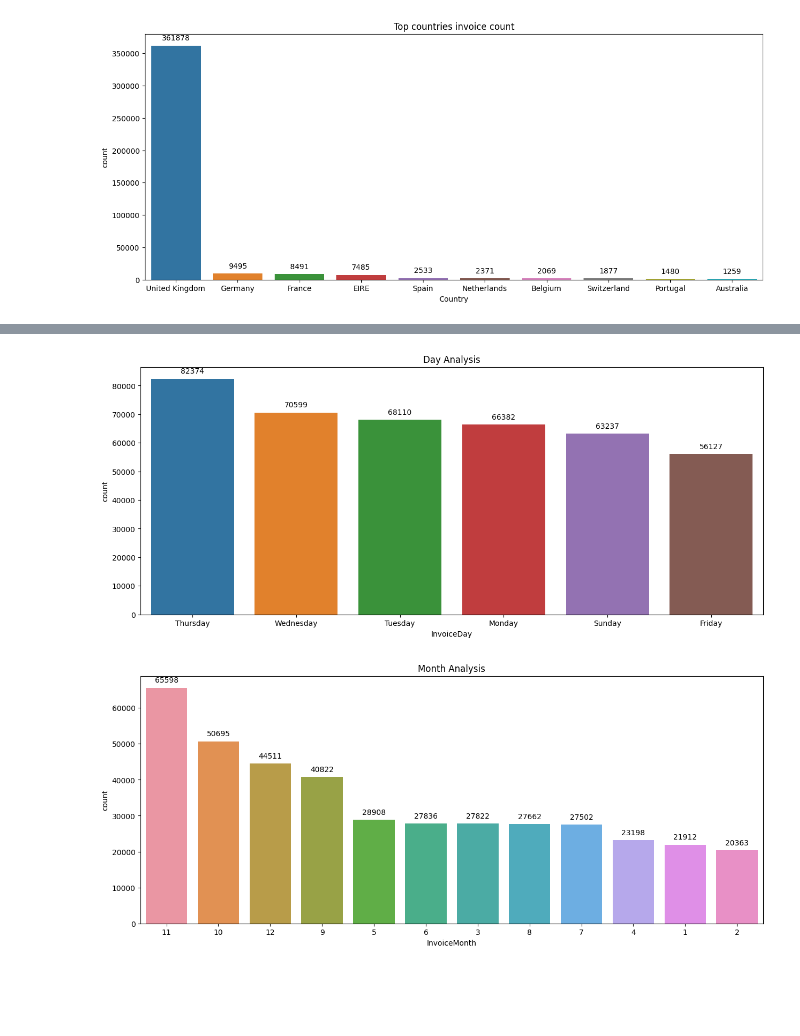
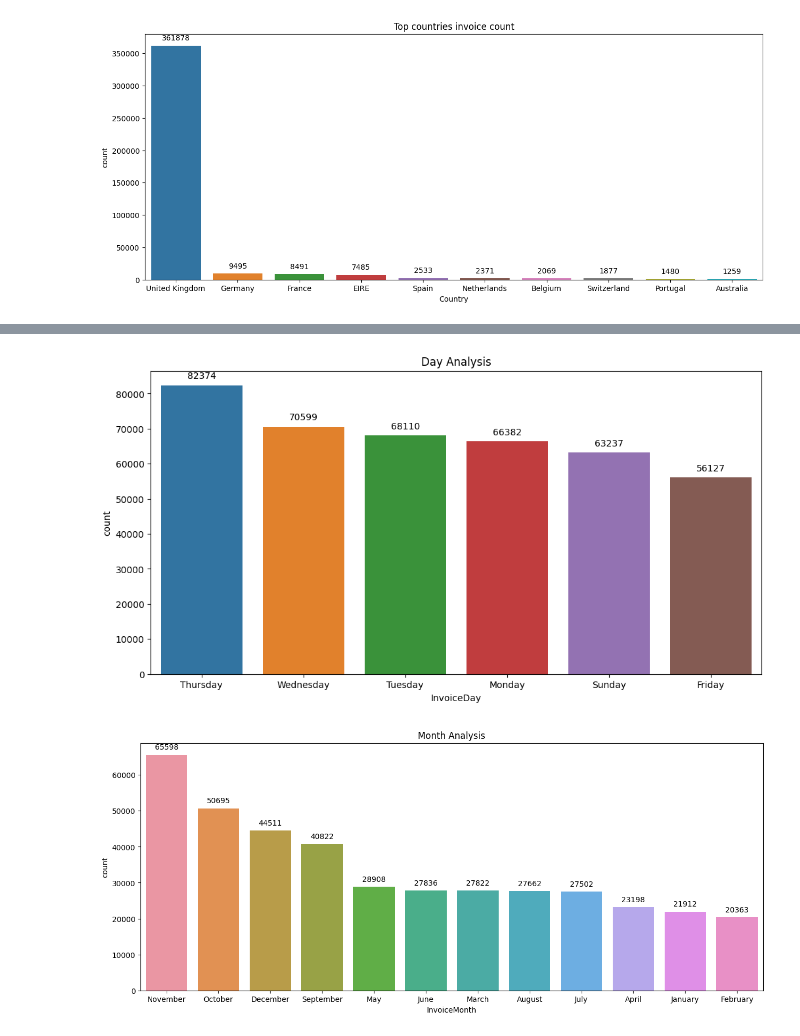
Before and after one commit to Mohamed-Harish-M-123/Capstone-Project-IV, a Jupyter notebook: Online_Retail_Customer_Segmentation.ipynb, the cells around one changed output, grey strips where cells are left out. Drawn from its saved outputs; the diff is of its cells as text; code cells hidden in the pictures; blank space fills up the shorter version.

```diff
--- a/Online_Retail_Customer_Segmentation.ipynb
+++ b/Online_Retail_Customer_Segmentation.ipynb
@@ -142,7 +142,7 @@ memory usage: 33.1+ MB
 # %%
 # Extract month, day, and time from the Invoice Date column
 
-customer_df['InvoiceMonth'] = customer_df['InvoiceDate'].dt.month
+customer_df['InvoiceMonth'] = customer_df['InvoiceDate'].dt.month_name()
 
 customer_df['InvoiceDay'] = customer_df['InvoiceDate'].dt.day_name()
 
@@ -238,20 +238,20 @@ plt.show()
 # %%
 # Day analysis - Most recorded sales
 
 day_analysis = customer_df['InvoiceDay'].value_counts().sort_values(ascending=False)
 
 # Visualize the above insight
 
-plt.figure(figsize=(15,6))
+plt.figure(figsize=(12,6))
 ax = sns.countplot(x='InvoiceDay',data=customer_df[customer_df['InvoiceDay'].isin(day_analysis.index)],order=day_analysis.index)
 
 for p in ax.patches:
     ax.annotate(format(p.get_height(), '.0f'), (p.get_x() + p.get_width() / 2., p.get_height()), ha = 'center', va = 'center', xytext = (0, 10), textcoords = 'offset points')
 
 plt.title('Day Analysis')
 plt.show()
 # %% [output]
-[figure, old version]
+[figure, new version]
 # %%
 # Month analysis
 
@@ -268,4 +268,4 @@ for p in ax.patches:
 plt.title('Month Analysis')
 plt.show()
 # %% [output]
-[figure, old version]
+[figure, new version]
```
Also changed, not shown: parts of 4 cells of this notebook.
